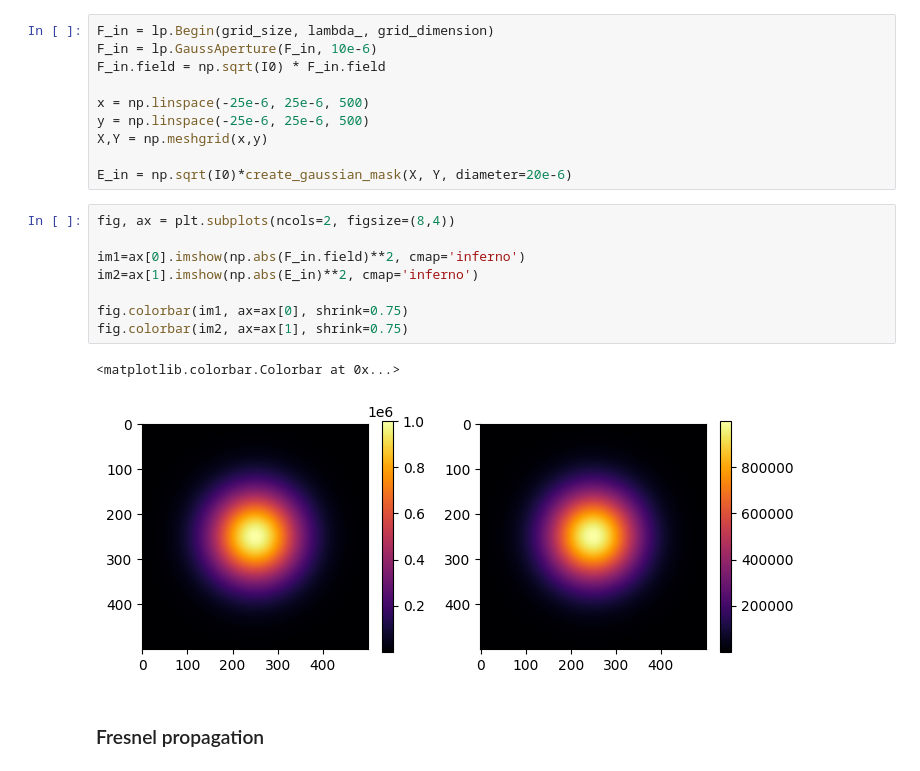
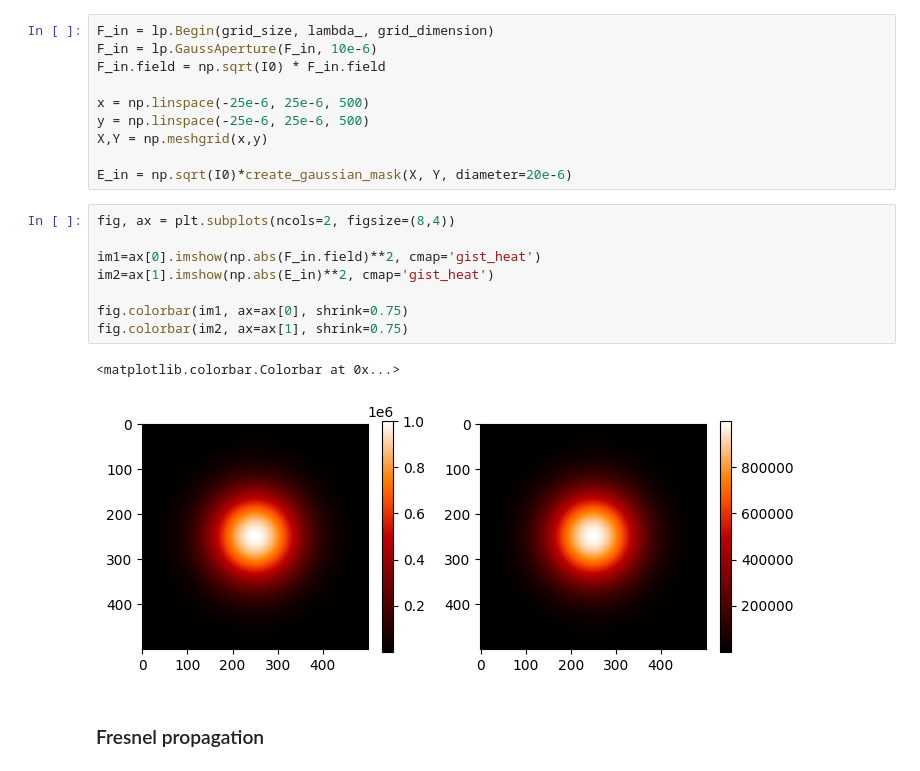
Before and after one commit to johnnymtex/photonMismatch, a Jupyter notebook: tests.ipynb, the cells around one changed output. Saved outputs shown, nothing was run; the diff lists cells and outputs as text.

```diff
--- a/tests.ipynb
+++ b/tests.ipynb
@@ -25,14 +90,14 @@ E_in = np.sqrt(I0)*create_gaussian_mask(X, Y, diameter=20e-6)
 # %%
 fig, ax = plt.subplots(ncols=2, figsize=(8,4))
 
-im1=ax[0].imshow(np.abs(F_in.field)**2, cmap='inferno')
-im2=ax[1].imshow(np.abs(E_in)**2, cmap='inferno')
+im1=ax[0].imshow(np.abs(F_in.field)**2, cmap='gist_heat')
+im2=ax[1].imshow(np.abs(E_in)**2, cmap='gist_heat')
 
 fig.colorbar(im1, ax=ax[0], shrink=0.75)
 fig.colorbar(im2, ax=ax[1], shrink=0.75)
 # %% [output]
 <matplotlib.colorbar.Colorbar at 0x...>
-[figure, old version]
+[figure, new version]
 # %% [markdown]
 ### Fresnel propagation
 # %%
```
Also changed, not shown: parts of 14 cells of this notebook, 2 other files.
